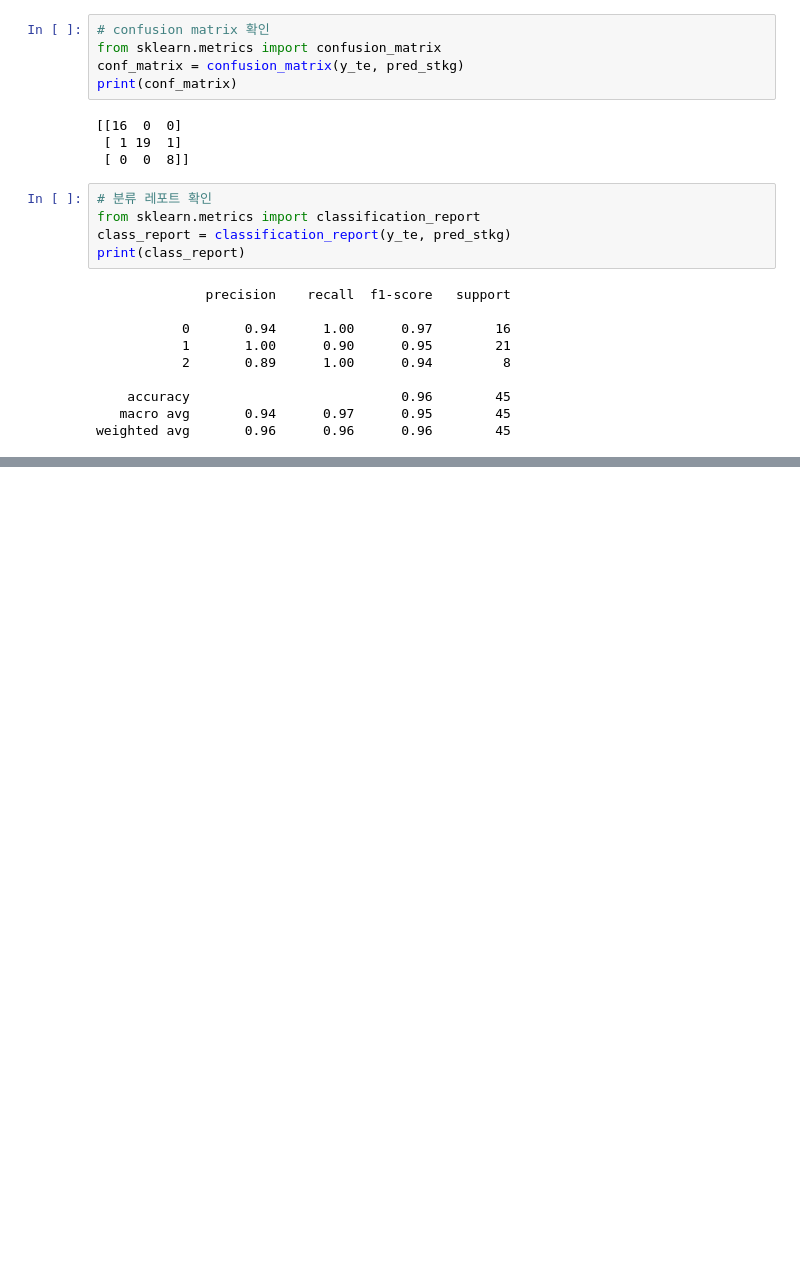
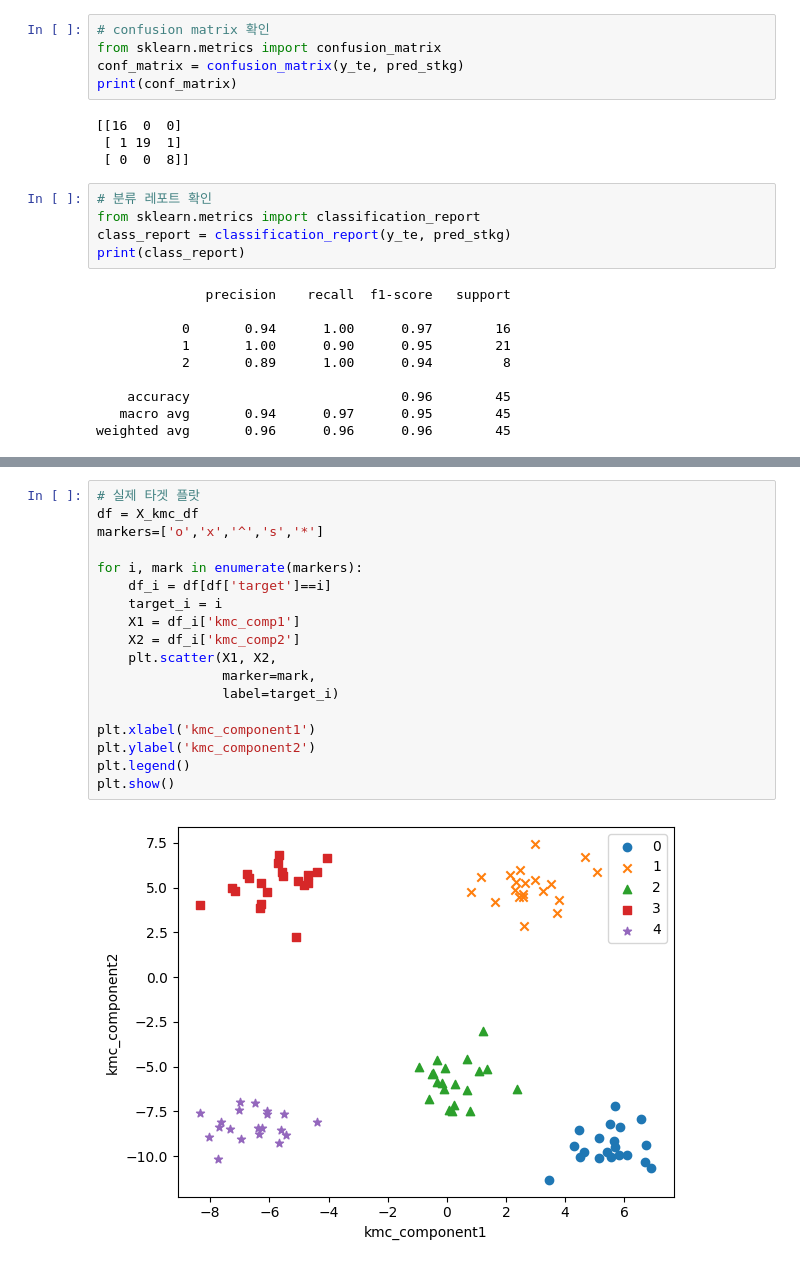
Before and after one commit to seoinhyeok96/python_data_class, a Jupyter notebook: 머신 러닝/머신러닝 3일차.ipynb, the cells around one changed output, grey strips where cells are left out. Saved outputs shown, nothing was run; the diff lists cells and outputs as text; blank space fills up the shorter version.

```diff
--- a/머신 러닝/머신러닝 3일차.ipynb
+++ b/머신 러닝/머신러닝 3일차.ipynb
@@ -662,0 +745,20 @@ weighted avg       0.96      0.96      0.96        45
+# %%
+# 실제 타겟 플랏
+df = X_kmc_df
+markers=['o','x','^','s','*']
+
+for i, mark in enumerate(markers):
+    df_i = df[df['target']==i]
+    target_i = i
+    X1 = df_i['kmc_comp1']
+    X2 = df_i['kmc_comp2']
+    plt.scatter(X1, X2,
+                marker=mark,
+                label=target_i)
+
+plt.xlabel('kmc_component1')
+plt.ylabel('kmc_component2')
+plt.legend()
+plt.show()
+# %% [output]
+[figure, added]
```
Also changed, not shown: parts of 9 cells of this notebook.
